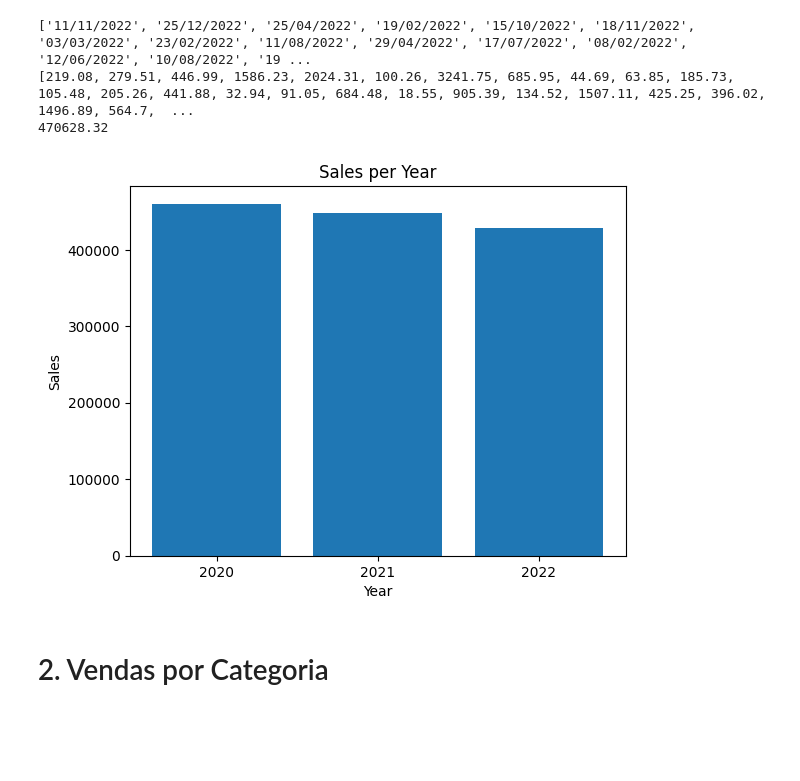
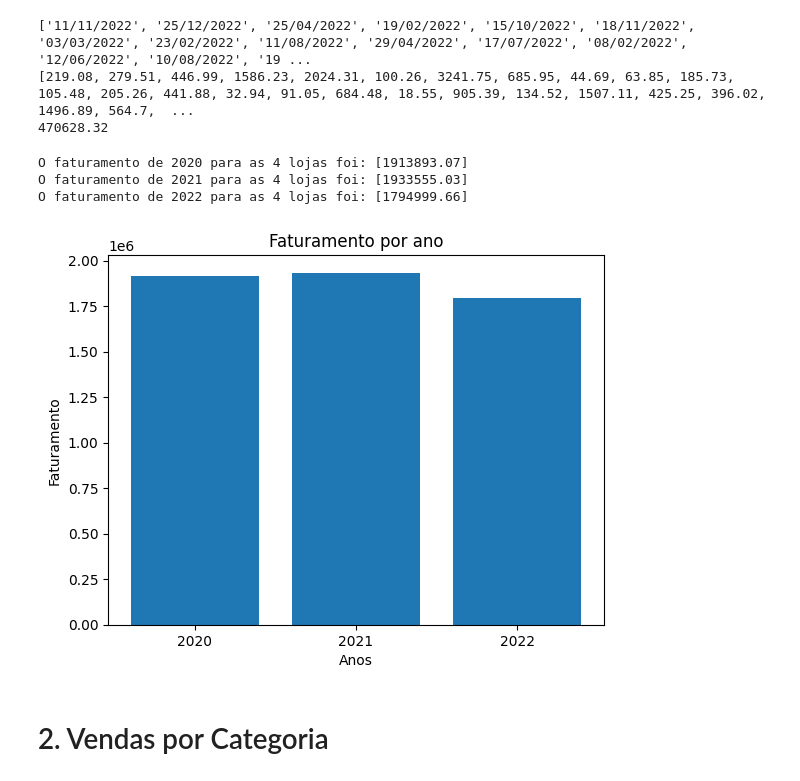
Before and after one commit to sanemar/desafio-ds, a Jupyter notebook: AluraStoreBr.ipynb, the cells around one changed output. Drawn from its saved outputs; the diff is of its cells as text; code cells hidden in the pictures; blank space fills up the shorter version.

```diff
--- a/AluraStoreBr.ipynb
+++ b/AluraStoreBr.ipynb
@@ -402,11 +402,11 @@ for data, preco in zip(loja4['Data da Compra'], loja1['Preço']):
     data_2020.append(data)
     preco_2020.append(preco)
 
-faturamento_2020 = sum(preco_2020)
+fat_20_loja4 = sum(preco_2020)
 
 print(data_2020)
 print(preco_2020)
-print(round(faturamento_2020, 2))
+print(round(fat_20_loja4, 2))
 # %% [output]
 ['03/01/2020', '30/05/2020', '16/09/2020', '21/11/2020', '14/05/2020', '29/12/2020', '11/03/2020', '09/11/2020', '12/07/2020', '31/03/2020', '28/08/2020', '22/04/2020', '08/08/2020', '08/06/2020', '04 ...
 [256.35, 32.26, 1889.5, 122.42, 78.53, 39.44, 185.17, 67.73, 391.33, 24.58, 74.16, 83.08, 436.23, 320.35, 571.09, 840.05, 22.86, 807.7, 17.11, 98.74, 391.78, 3367.25, 1600.38, 333.47, 147.99, 1594.71, ...
@@ -422,11 +422,11 @@ for data, preco in zip(loja4['Data da Compra'], loja1['Preço']):
     data_2021.append(data)
     preco_2021.append(preco)
 
-faturamento_2021 = sum(preco_2021)
+fat_21_loja4 = sum(preco_2021)
 
 print(data_2021)
 print(preco_2021)
-print(round(faturamento_2021, 2))
+print(round(fat_21_loja4, 2))
 # %% [output]
 ['23/11/2021', '11/07/2021', '31/12/2021', '21/07/2021', '27/05/2021', '06/11/2021', '30/10/2021', '15/08/2021', '30/04/2021', '13/10/2021', '10/07/2021', '30/09/2021', '02/09/2021', '30/10/2021', '09 ...
 [1009.99, 58.9, 75.92, 2522.26, 580.92, 778.57, 752.25, 407.18, 482.73, 986.28, 536.25, 51.55, 167.81, 24.39, 378.87, 174.39, 593.11, 79.73, 72.82, 935.91, 52.97, 2913.45, 41.25, 3766.19, 2037.22, 111 ...
@@ -442,27 +442,49 @@ for data, preco in zip(loja4['Data da Compra'], loja1['Preço']):
     data_2022.append(data)
     preco_2022.append(preco)
 
-faturamento_2022 = sum(preco_2022)
+fat_22_loja4 = sum(preco_2022)
 
 print(data_2022)
 print(preco_2022)
-print(round(faturamento_2022, 2))
+print(round(fat_22_loja4, 2))
 # %% [output]
 ['11/11/2022', '25/12/2022', '25/04/2022', '19/02/2022', '15/10/2022', '18/11/2022', '03/03/2022', '23/02/2022', '11/08/2022', '29/04/2022', '17/07/2022', '08/02/2022', '12/06/2022', '10/08/2022', '19 ...
 [219.08, 279.51, 446.99, 1586.23, 2024.31, 100.26, 3241.75, 685.95, 44.69, 63.85, 185.73, 105.48, 205.26, 441.88, 32.94, 91.05, 684.48, 18.55, 905.39, 134.52, 1507.11, 425.25, 396.02, 1496.89, 564.7,  ...
 470628.32
+# %%
+#Criar uma lista de listas do faturamento anual por loja
+#Exemplo - O faturamento total do ano 2020 para as 4 lojas foi de R$ x.xxxx.xx
+fat_2020 = []
+fat_2021 = []
+fat_2022 = []
+
+
+fat_2020 = [round(fat_20_loja1 + fat_20_loja2 + fat_20_loja3 + fat_20_loja4, 2)]
+print(f'O faturamento de 2020 para as 4 lojas foi: {fat_2020}')
+
+fat_2021 = [round(fat_21_loja1 + fat_21_loja2 + fat_21_loja3 + fat_21_loja4, 2)]
+print(f'O faturamento de 2021 para as 4 lojas foi: {fat_2021}')
+
+fat_2022 = [round(fat_22_loja1 + fat_22_loja2 + fat_22_loja3 + fat_22_loja4, 2)]
+print(f'O faturamento de 2022 para as 4 lojas foi: {fat_2022}')
+# %% [output]
+O faturamento de 2020 para as 4 lojas foi: [1913893.07]
+O faturamento de 2021 para as 4 lojas foi: [1933555.03]
+O faturamento de 2022 para as 4 lojas foi: [1794999.66]
 # %%
 import matplotlib.pyplot as plt
 
-#Este grafico exibe o faturamento nos anos de 2020,02021 e 2022 - período das vendas exibidas nas planilhas
+#Este grafico exibe o faturamento total nos anos de 2020,2021 e 2022 - período das vendas exibidas nas planilhas
 
-plt.bar(x=['2020', '2021', '2022'], height=[faturamento_2020, faturamento_2021, faturamento_2022])
-plt.xlabel("Year")
-plt.ylabel("Sales")
-plt.title("Sales per Year")
+height_values = [fat_2020[0], fat_2021[0], fat_2022[0]]
+
+plt.bar(x=['2020', '2021', '2022'], height=height_values)
+plt.xlabel("Anos")
+plt.ylabel("Faturamento")
+plt.title("Faturamento por ano")
 plt.show()
 # %% [output]
-[figure, old version]
+[figure, new version]
 # %% [markdown]
 # 2. Vendas por Categoria
 # %%
```
Also changed, not shown: parts of 15 cells of this notebook.
